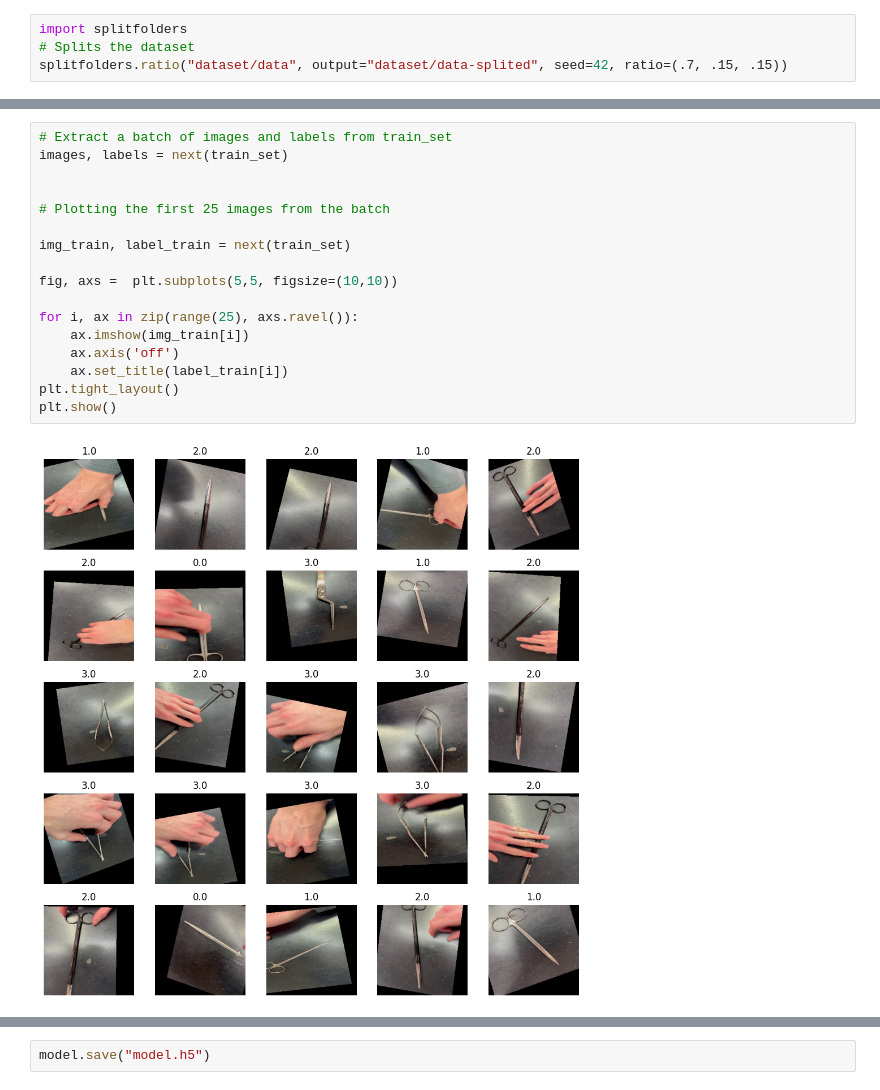
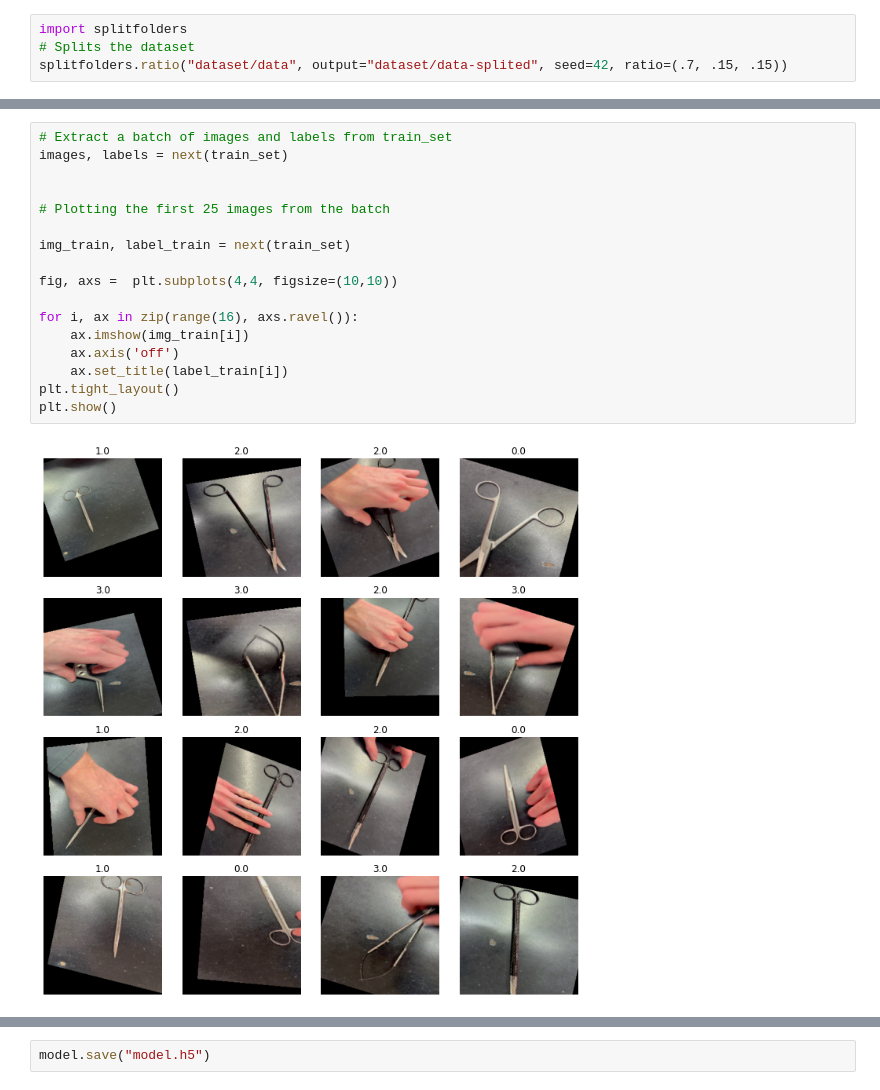
Before and after one commit to PiWebswiss/surgical-classification, a Jupyter notebook: train-model.ipynb, the cells around one changed output, grey strips where cells are left out. Drawn from its saved outputs; the diff is of its cells as text.

```diff
--- a/train-model.ipynb
+++ b/train-model.ipynb
@@ -64,22 +86,22 @@ Found 39 images belonging to 4 classes.
 # %%
 # Extract a batch of images and labels from train_set
 images, labels = next(train_set)
 
 
 # Plotting the first 25 images from the batch
 
 img_train, label_train = next(train_set)
 
-fig, axs =  plt.subplots(5,5, figsize=(10,10))
+fig, axs =  plt.subplots(4,4, figsize=(10,10))
 
-for i, ax in zip(range(25), axs.ravel()):
+for i, ax in zip(range(16), axs.ravel()):
     ax.imshow(img_train[i])
     ax.axis('off')
     ax.set_title(label_train[i])
 plt.tight_layout()
 plt.show()
 # %% [output]
-[figure, old version]
+[figure, new version]
 # %%
 # Setup set names
 set_names = ["train set", "validation set", "test set"]
```
Also changed, not shown: parts of 23 cells of this notebook, 9 other files.
